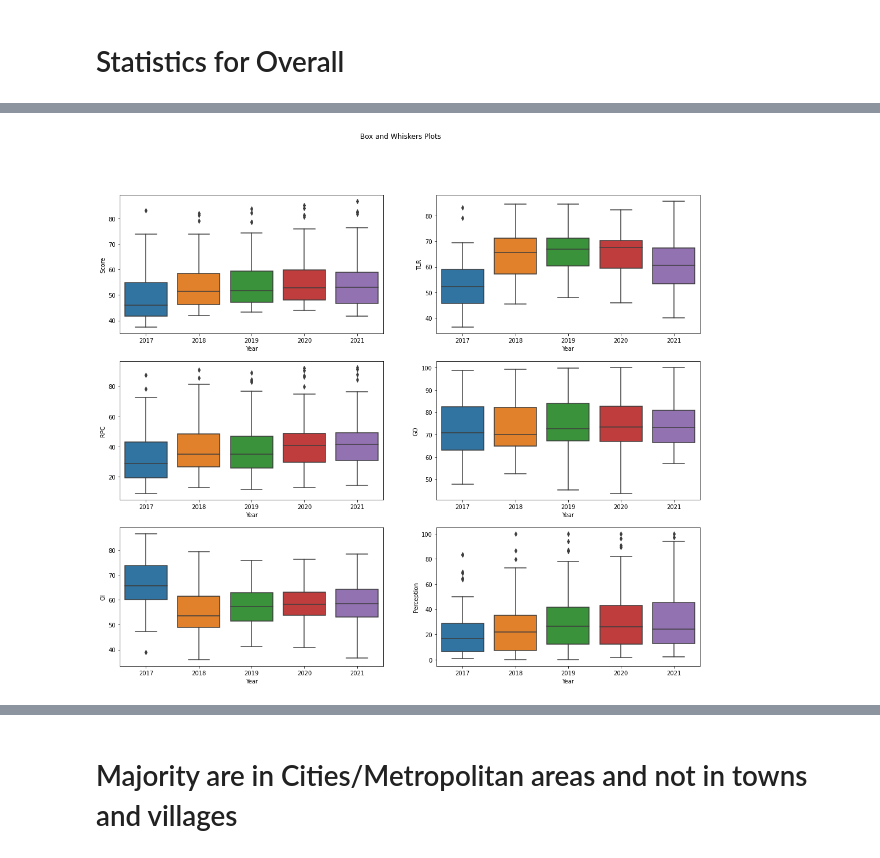
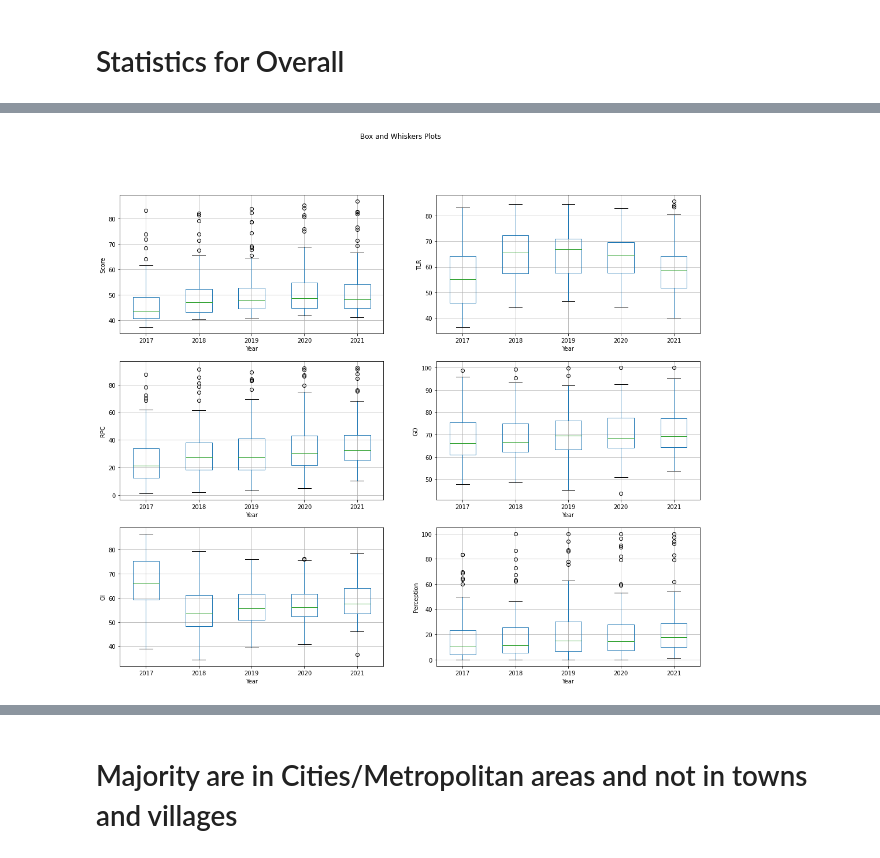
Before and after one commit to kalp121212/DS203_Project, a Jupyter notebook: Nirf.ipynb, the cells around one changed output, grey strips where cells are left out. Saved outputs shown, nothing was run; the diff lists cells and outputs as text; code cells hidden in the pictures.

Commit message:
Updated box plots

```diff
--- a/Nirf.ipynb
+++ b/Nirf.ipynb
@@ -14,7 +16,7 @@ import seaborn as sns
 import warnings
 warnings.filterwarnings('ignore')
 # %%
-directory = "./Datasets/Nirf"
+directory = "/content/drive/MyDrive/Project/Datasets/Nirf"
 
 overall_2016 = {}
 overall = {}
@@ -104,17 +106,21 @@ for i,j in data.groupby('year'):
 # %%
 plt.rcParams['figure.figsize'] = [18,15]
 
 cols = ['Score','TLR','RPC','GO','OI','Perception']
 plt.figure()
 plt.suptitle("Box and Whiskers Plots")
 for i in range(len(cols)):
     plt.subplot(3,2,i+1)
-    sns.boxplot(x="year",y=cols[i],data=data)
+    plot_dict = {}
+    for key in overall.keys():
+      plot_dict[key] = overall[key][cols[i]]
+    plot_df = pd.DataFrame(plot_dict)
+    plot_df.boxplot()
     plt.xlabel("Year")
     plt.ylabel(cols[i])
 plt.show()
 # %% [output]
-[figure, old version]
+[figure, new version]
 # %%
 plt.rcParams['figure.figsize'] = [12,8]
 
```
Also changed, not shown: parts of 18 cells of this notebook.
